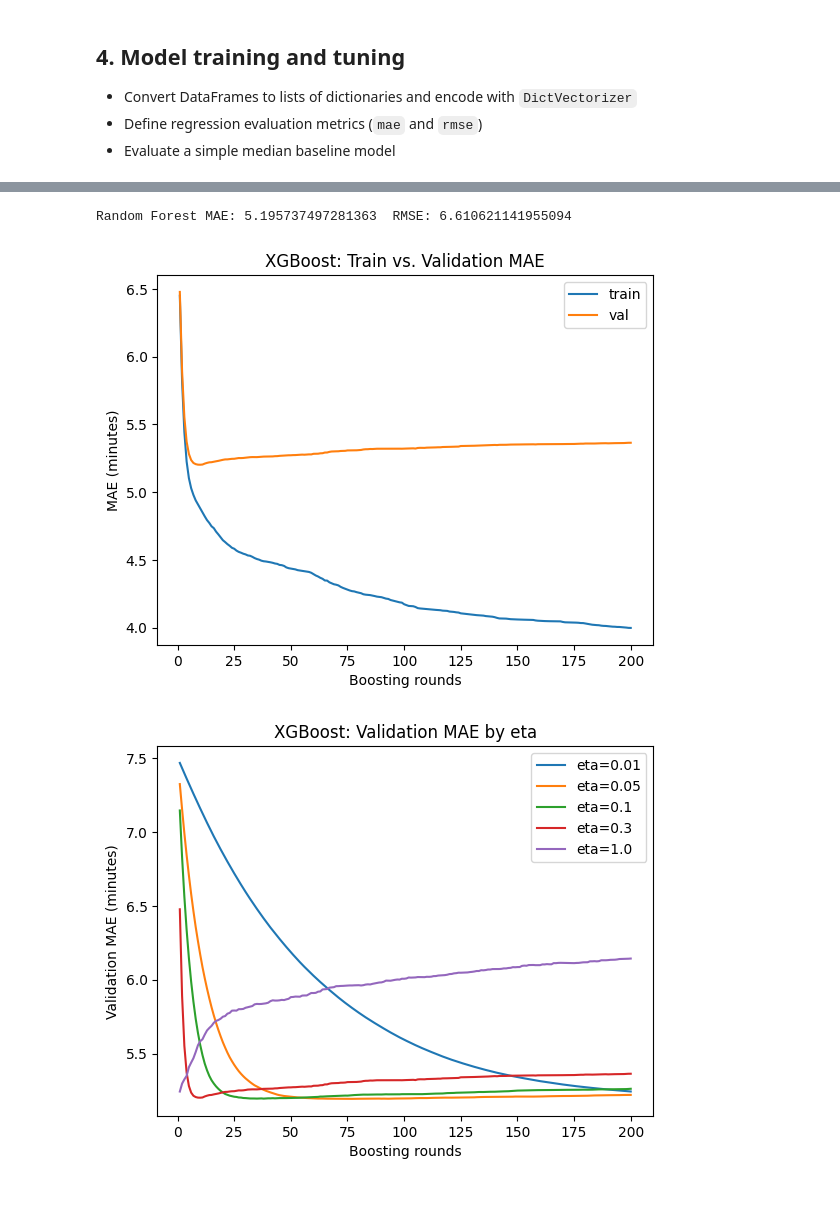
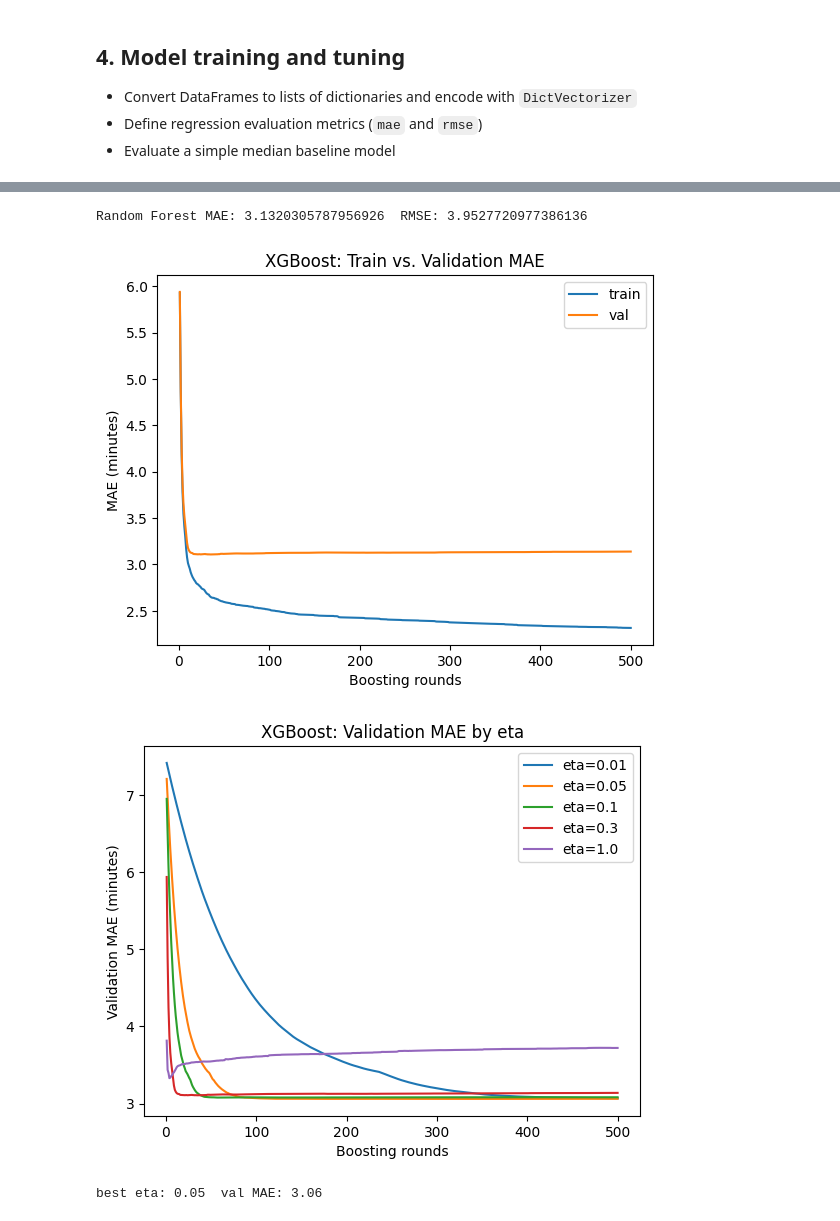
Before and after one commit to kkzzbb/delivery-eta, a Jupyter notebook: notebook.ipynb, the cells around one changed output, grey strips where cells are left out. Drawn from its saved outputs; the diff is of its cells as text; code cells hidden in the pictures.

```diff
--- a/notebook.ipynb
+++ b/notebook.ipynb
@@ -580,7 +716,7 @@ Text(0, 0.5, 'Validation MAE')
 # %%
 scores = []
 
-for d in [6, 8, 10]:
+for d in [8, 10, 15, 20]:
 	for n in range(10, 201, 10):
 		rf = RandomForestRegressor(n_estimators=n, max_depth=d, random_state=1, n_jobs=-1)
 		rf.fit(X_train, y_train)
@@ -589,7 +725,7 @@ for d in [6, 8, 10]:
 
 df_scores = pd.DataFrame(scores, columns=['max_depth', 'n_estimators', 'mae'])
 
-for d in [6, 8, 10]:
+for d in [8, 10, 15, 20]:
 	df_subset = df_scores[df_scores.max_depth == d]
 	plt.plot(df_subset.n_estimators, df_subset.mae, label='max_depth=%d' % d)
 
@@ -598,4 +734,7 @@ plt.ylabel('MAE (minutes)')
 plt.title('Random Forest: Validation MAE by depth')
 plt.legend()
 plt.show()
+
+best_rf_depth = int(df_scores.loc[df_scores.mae.idxmin(), 'max_depth'])
+print('best max_depth:', best_rf_depth)
 # %% [output]
@@ -603,5 +743,5 @@ plt.show()
 # %%
-max_depth = 8
+max_depth = best_rf_depth
 
 scores = []
 
@@ -628,4 +768,8 @@ plt.ylabel('MAE (minutes)')
 plt.title('Random Forest: Validation MAE by min_samples_leaf')
 plt.legend()
 plt.show()
+
+best_rf = df_scores.loc[df_scores.mae.idxmin()]
+best_rf_leaf, best_rf_n = int(best_rf.min_samples_leaf), int(best_rf.n_estimators)
+print('best min_samples_leaf:', best_rf_leaf, ' n_estimators:', best_rf_n)
 # %% [output]
@@ -633,7 +778,5 @@ plt.show()
 # %%
-min_samples_leaf = 50
-
-rf = RandomForestRegressor(n_estimators=100, max_depth=max_depth, min_samples_leaf=min_samples_leaf,
+rf = RandomForestRegressor(n_estimators=best_rf_n, max_depth=max_depth, min_samples_leaf=best_rf_leaf,
                            random_state=1, n_jobs=-1)
 
 rf.fit(X_train, y_train)
@@ -641,7 +784,7 @@ rf.fit(X_train, y_train)
 y_pred = np.maximum(0.0, rf.predict(X_val))
 print('Random Forest MAE:', mae(y_val, y_pred), ' RMSE:', rmse(y_val, y_pred))
 # %% [output]
-Random Forest MAE: 5.195737497281363  RMSE: 6.610621141955094
+Random Forest MAE: 3.1320305787956926  RMSE: 3.9527720977386136
 # %%
 # 4.5 XGBoost
 
@@ -653,18 +796,18 @@ dval = xgb.DMatrix(X_val, label=y_val, feature_names=features)
 
 watchlist = [(dtrain, 'train'), (dval, 'val')]
 # %%
-def train_xgb(params, num_boost_round=200):
+def train_xgb(params, num_boost_round=500):
   evals_result = {}
   model = xgb.train(params, dtrain, num_boost_round=num_boost_round, evals=watchlist,
                     evals_result=evals_result, verbose_eval=0)
   train_maes = evals_result['train']['mae']
   val_maes = evals_result['val']['mae']
-  df = pd.DataFrame({
+  df_hist = pd.DataFrame({
     'iter': range(1, len(train_maes) + 1),
     'train_mae': train_maes,
     'val_mae': val_maes,
   })
-  return model, df
+  return model, df_hist
 
 base_params = {
     'eta': 0.3,
@@ -679,34 +822,37 @@ base_params = {
     'verbosity': 1,
 }
 
-scores = {}
-model, df = train_xgb(base_params)
+model, df_hist = train_xgb(base_params)
 
-plt.plot(df.iter, df.train_mae, label='train')
-plt.plot(df.iter, df.val_mae, label='val')
+plt.plot(df_hist.iter, df_hist.train_mae, label='train')
+plt.plot(df_hist.iter, df_hist.val_mae, label='val')
 plt.xlabel('Boosting rounds')
 plt.ylabel('MAE (minutes)')
 plt.title('XGBoost: Train vs. Validation MAE')
 plt.legend()
 plt.show()
 # %% [output]
-[figure, old version]
+[figure, new version]
 # %%
 scores = {}
 
 for eta in [0.01, 0.05, 0.1, 0.3, 1.0]:
     params = {**base_params, 'eta': eta}
-    _, df = train_xgb(params)
-    scores[f'eta={eta}'] = df
+    _, df_hist = train_xgb(params)
+    scores[eta] = df_hist
 
-for key, df in scores.items():
-    plt.plot(df.iter, df.val_mae, label=key)
+for key, df_hist in scores.items():
+    plt.plot(df_hist.iter, df_hist.val_mae, label=f'eta={key}')
 
 plt.xlabel('Boosting rounds')
 plt.ylabel('Validation MAE (minutes)')
 plt.title(f'XGBoost: Validation MAE by eta')
 plt.legend()
 plt.show()
+
+best_eta = min(scores, key=lambda k: scores[k].val_mae.min())
+print('best eta:', best_eta, ' val MAE:', round(scores[best_eta].val_mae.min(), 3))
 # %% [output]
-[figure, old version]
+[figure, new version]
+best eta: 0.05  val MAE: 3.06
 # %%
```
Also changed, not shown: parts of 43 cells of this notebook.
